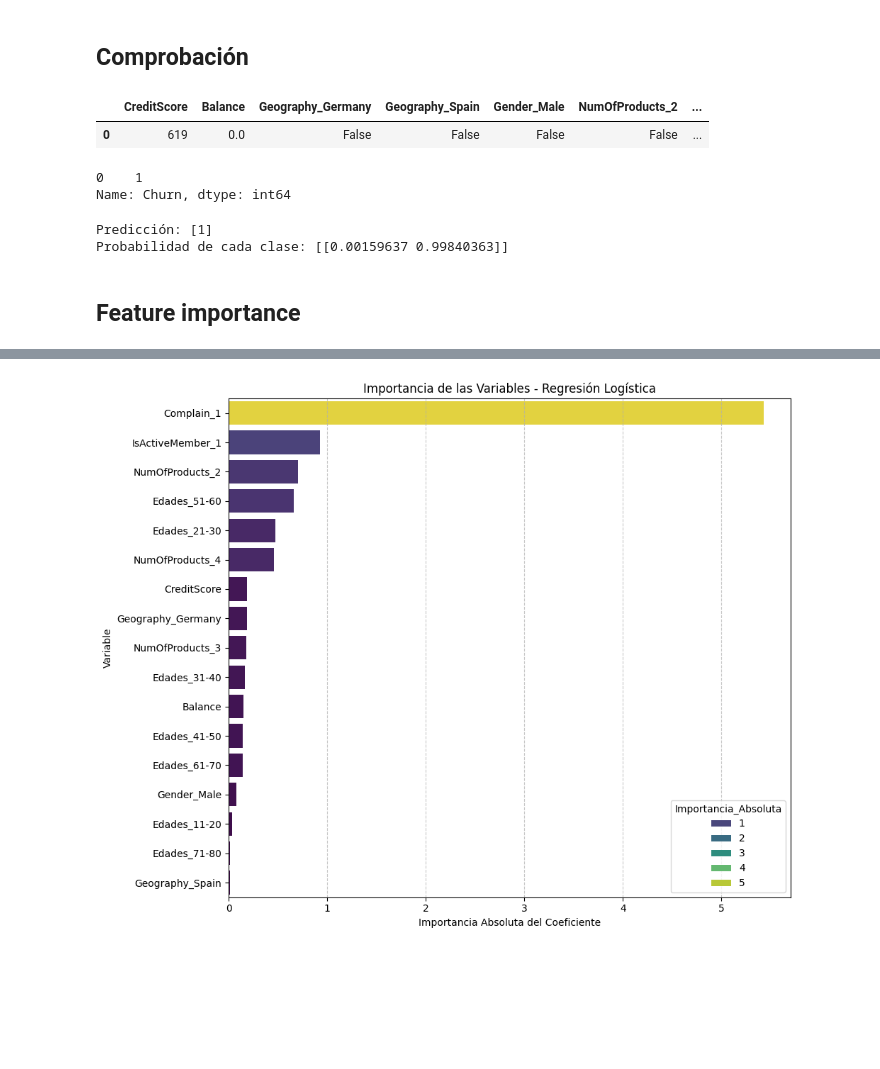
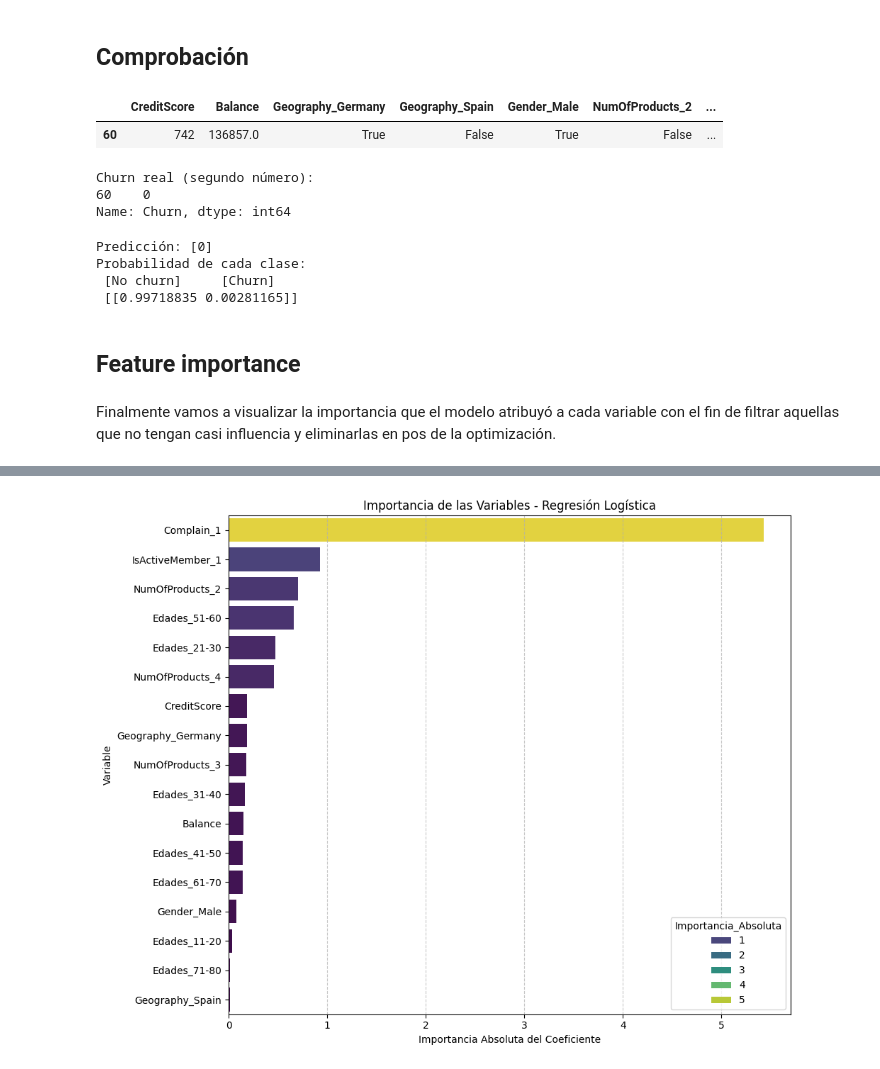
Before and after one commit to ricardo4lvarez/Portfolio_Data_Analist, a Jupyter notebook: 01_Churn/Churn.ipynb, the cells around one changed output, grey strips where cells are left out. Saved outputs shown, nothing was run; the diff lists cells and outputs as text; code cells hidden in the pictures; blank space fills up the shorter version.

Commit message:
Update Churn

```diff
--- a/01_Churn/Churn.ipynb
+++ b/01_Churn/Churn.ipynb
@@ -591,27 +616,33 @@ Pipeline(steps=[('scaler', StandardScaler()), ('smote', SMOTE(random_state=42)),
 # %% [markdown]
 ## Comprobación
 # %%
-nuevo_dato = X.iloc[[0]]
+nuevo_dato = X.iloc[[60]]
 nuevo_dato
 # %% [output]
 |  | CreditScore | Balance | Geography_Germany | Geography_Spain | Gender_Male | NumOfProducts_2 | ... |
-| 0 | 619 | 0.0 | False | False | False | False | ... |
+| 60 | 742 | 136857.0 | True | False | True | False | ... |
 # %%
-print(y.iloc[[0]])
+print("Churn real (segundo número):")
+print(y.iloc[[60]])
 # %% [output]
-0    1
+Churn real (segundo número):
+60    0
 Name: Churn, dtype: int64
 # %%
 prediccion = modelo_final.predict(nuevo_dato)
 probabilidad = modelo_final.predict_proba(nuevo_dato)
 
 print("Predicción:", prediccion)
-print("Probabilidad de cada clase:", probabilidad)
+print("Probabilidad de cada clase:\n [No churn]     [Churn]\n", probabilidad)
 # %% [output]
-Predicción: [1]
-Probabilidad de cada clase: [[0.00159637 0.99840363]]
+Predicción: [0]
+Probabilidad de cada clase:
+ [No churn]     [Churn]
+ [[0.99718835 0.00281165]]
 # %% [markdown]
 ## Feature importance
+# %% [markdown]
+Finalmente vamos a visualizar la importancia que el modelo atribuyó a cada variable con el fin de filtrar aquellas que no tengan casi influencia y eliminarlas en pos de la optimización.
 # %%
 feature_names = X.columns
 
```
Also changed, not shown: parts of 9 cells of this notebook.
